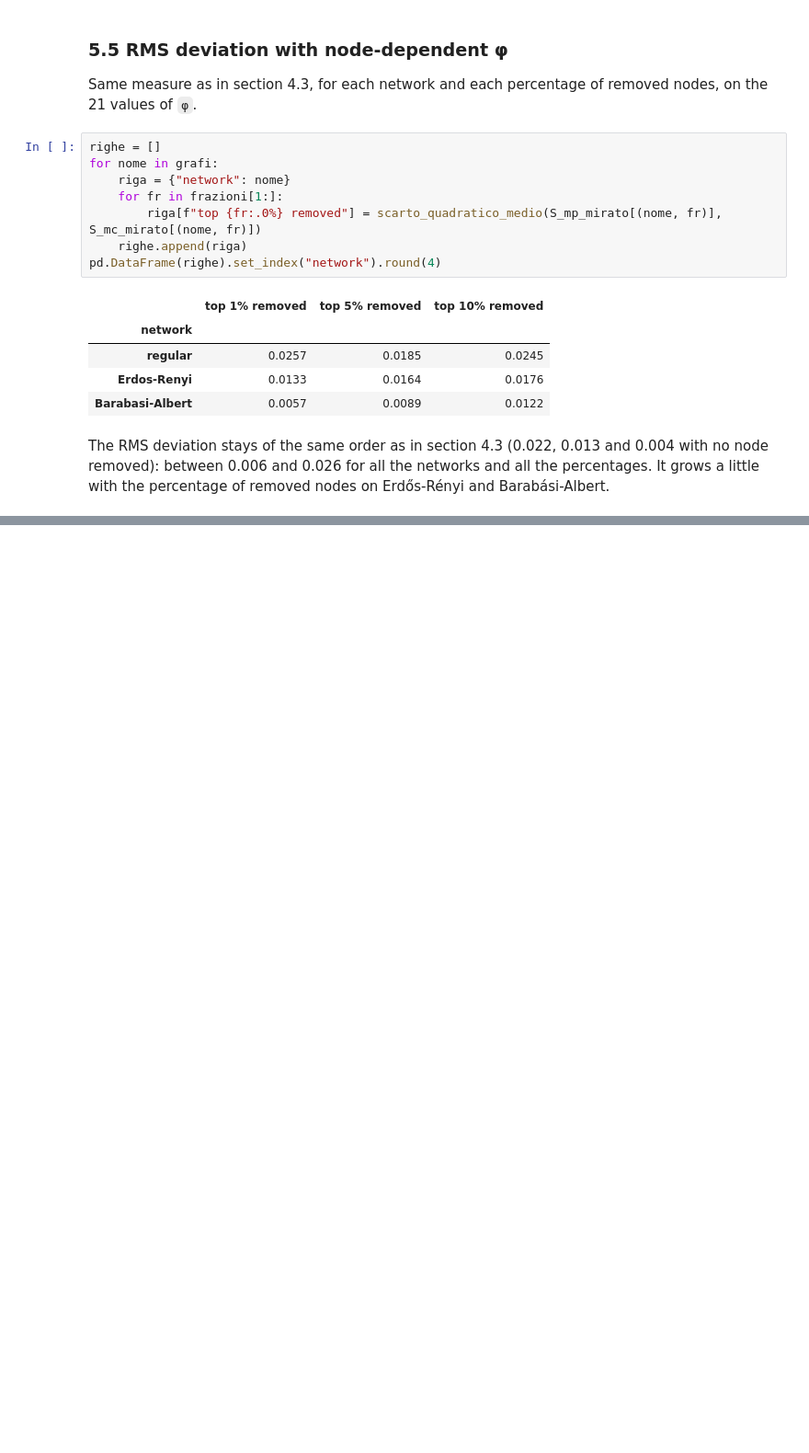
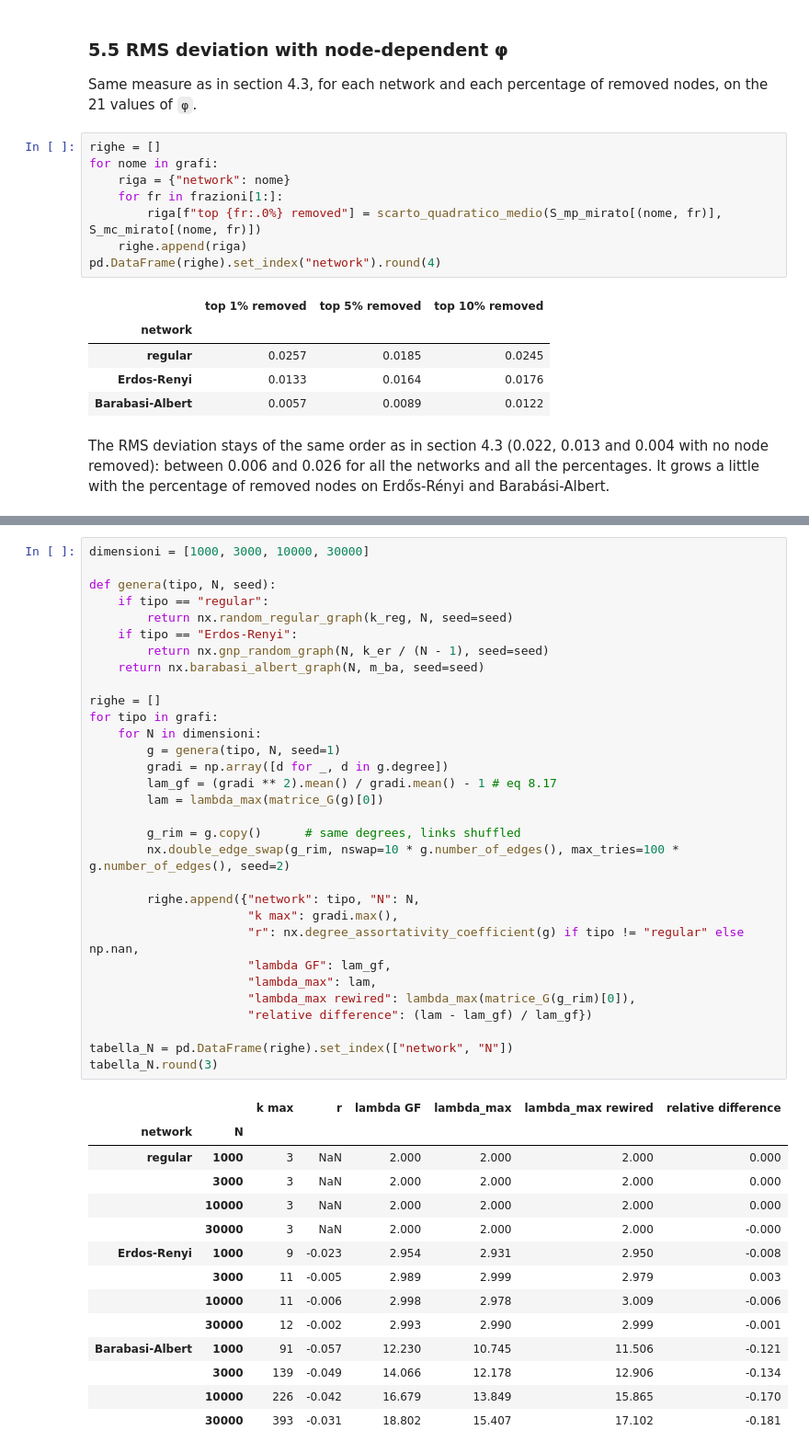
Before and after one commit to riccorte/Cascade-Screening-in-Complex-Networks, a Jupyter notebook: notebooks/01_site_percolation_mp_vs_mc.ipynb, the cells around one changed output, grey strips where cells are left out. Shown at 92% size. Saved outputs shown, nothing was run; the diff lists cells and outputs as text; blank space fills up the shorter version.

```diff
--- a/notebooks/01_site_percolation_mp_vs_mc.ipynb
+++ b/notebooks/01_site_percolation_mp_vs_mc.ipynb
@@ -876,0 +1026,46 @@ the percentage of removed nodes on Erdős-Rényi and Barabási-Albert.
+# %%
+dimensioni = [1000, 3000, 10000, 30000]
+
+def genera(tipo, N, seed):
+    if tipo == "regular":
+        return nx.random_regular_graph(k_reg, N, seed=seed)
+    if tipo == "Erdos-Renyi":
+        return nx.gnp_random_graph(N, k_er / (N - 1), seed=seed)
+    return nx.barabasi_albert_graph(N, m_ba, seed=seed)
+
+righe = []
+for tipo in grafi:
+    for N in dimensioni:
+        g = genera(tipo, N, seed=1)
+        gradi = np.array([d for _, d in g.degree])
+        lam_gf = (gradi ** 2).mean() / gradi.mean() - 1 # eq 8.17
+        lam = lambda_max(matrice_G(g)[0])
+
+        g_rim = g.copy()      # same degrees, links shuffled
+        nx.double_edge_swap(g_rim, nswap=10 * g.number_of_edges(), max_tries=100 * g.number_of_edges(), seed=2)
+
+        righe.append({"network": tipo, "N": N,
+                      "k max": gradi.max(),
+                      "r": nx.degree_assortativity_coefficient(g) if tipo != "regular" else np.nan,
+                      "lambda GF": lam_gf,
+                      "lambda_max": lam,
+                      "lambda_max rewired": lambda_max(matrice_G(g_rim)[0]),
+                      "relative difference": (lam - lam_gf) / lam_gf})
+
+tabella_N = pd.DataFrame(righe).set_index(["network", "N"])
+tabella_N.round(3)
+# %% [output]
+|  |  | k max | r | lambda GF | lambda_max | lambda_max rewired | relative difference |
+| network | N |  |  |  |  |  |  |
+| regular | 1000 | 3 | NaN | 2.000 | 2.000 | 2.000 | 0.000 |
+|  | 3000 | 3 | NaN | 2.000 | 2.000 | 2.000 | 0.000 |
+|  | 10000 | 3 | NaN | 2.000 | 2.000 | 2.000 | 0.000 |
+|  | 30000 | 3 | NaN | 2.000 | 2.000 | 2.000 | -0.000 |
+| Erdos-Renyi | 1000 | 9 | -0.023 | 2.954 | 2.931 | 2.950 | -0.008 |
+|  | 3000 | 11 | -0.005 | 2.989 | 2.999 | 2.979 | 0.003 |
+|  | 10000 | 11 | -0.006 | 2.998 | 2.978 | 3.009 | -0.006 |
+|  | 30000 | 12 | -0.002 | 2.993 | 2.990 | 2.999 | -0.001 |
+| Barabasi-Albert | 1000 | 91 | -0.057 | 12.230 | 10.745 | 11.506 | -0.121 |
+|  | 3000 | 139 | -0.049 | 14.066 | 12.178 | 12.906 | -0.134 |
+|  | 10000 | 226 | -0.042 | 16.679 | 13.849 | 15.865 | -0.170 |
+|  | 30000 | 393 | -0.031 | 18.802 | 15.407 | 17.102 | -0.181 |
```
Also changed, not shown: parts of 18 cells of this notebook, 4 other files.
